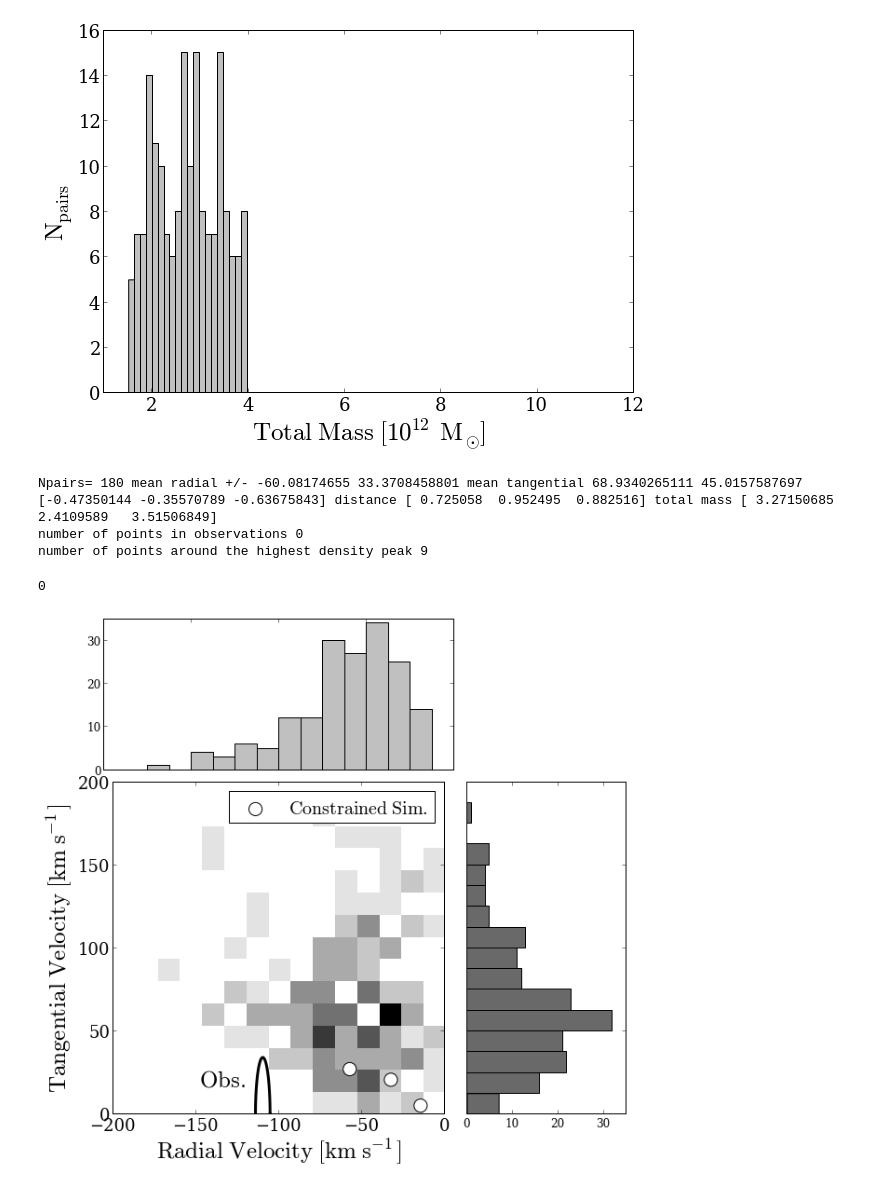
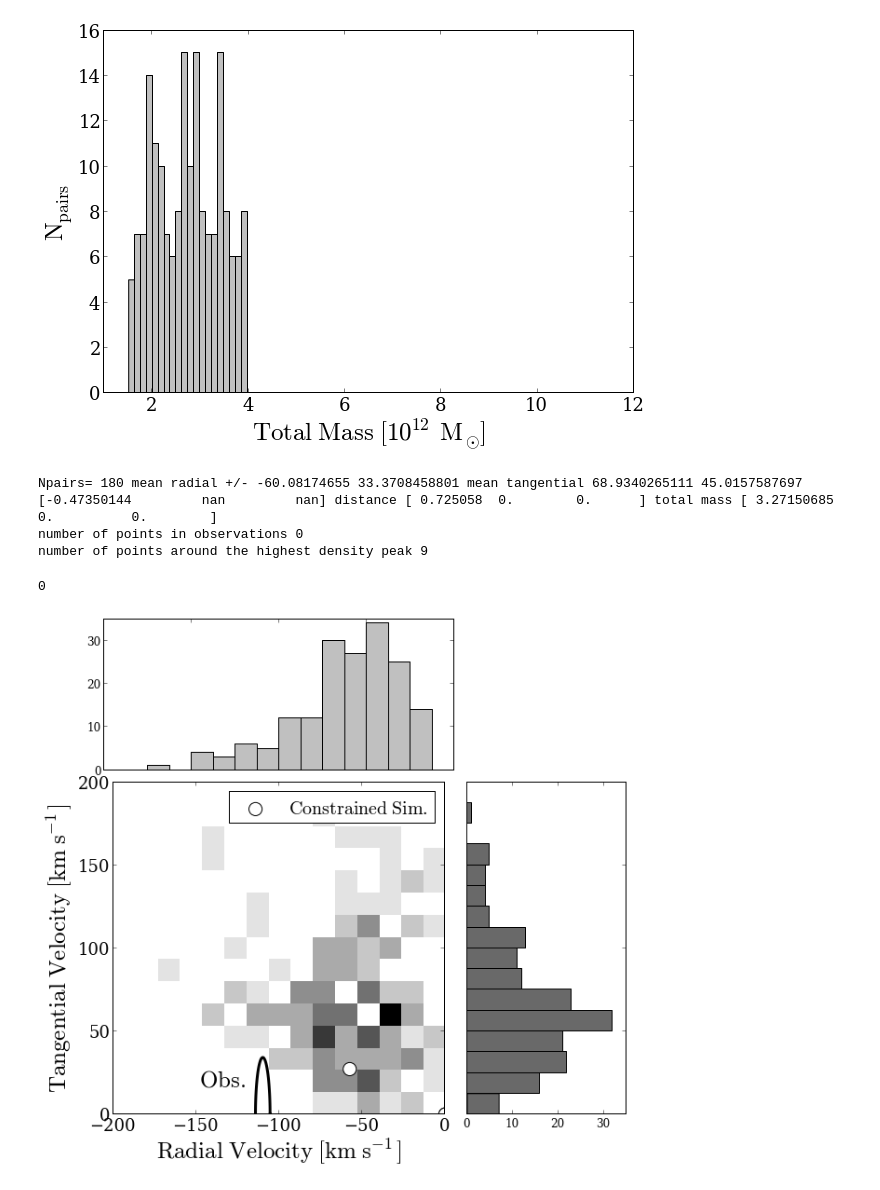
Before and after one commit to astroandes/LG_Kinematics, a Jupyter notebook: code/simulation_JE.ipynb, the cells around one changed output. Drawn from its saved outputs; the diff is of its cells as text; code cells hidden in the pictures.

```diff
--- a/code/simulation_JE.ipynb
+++ b/code/simulation_JE.ipynb
@@ -273,6 +273,8 @@ clues3=data_path+"pair_physical_vweb_IC2710.dat"
 clues=chararray([n_clues], itemsize=1024)
 clues[0]=clues1;clues[1]=clues2; clues[2]=clues3
 clues_data = np.zeros([n_clues,4])
+if(narrow_data):
+    n_clues = 1
 for i in range(n_clues):
     tmp_dat = np.loadtxt(clues[i])
     clues_data[i,0] = tmp_dat[0]# radial
@@ -282,35 +284,35 @@ for i in range(n_clues):
 
 print clues_data[:,1]/clues_data[:,0], 'distance', clues_data[:,2], 'total mass', clues_data[:,3]
 
 #selection of the number of galaxies around the highest density point
 delta_radial = 4.5
 delta_tangential = 17.5
 index_obs = where((radial_vel>(mean_point[0]-sigma_point[0])) & (radial_vel<(mean_point[0]+sigma_point[0]))
     & (tangential_vel<sigma_point[1]))
 print 'number of points in observations', size(index_obs)
 
 index_max = where((radial_vel>(-65.0-sigma_point[0])) & (radial_vel<(-65.0+sigma_point[0]))
     & (tangential_vel<(62.0+sigma_point[1]/2.0)) & (tangential_vel>(62.0-sigma_point[1]/2.0)))
 print 'number of points around the highest density peak', size(index_max)
 
 #make the plot including the clues data
 filename='test_rt'
 if(narrow_data):
     filename=filename+'_narrow'
 MakeTempHistogramPlot(radial_vel,tangential_vel,filename=filename,
                       clues=clues_data,clues_label='$\mathrm{Constrained\ Sim.}$',
                       contours=0,xlims=[-200.0,0.0], ylims=[0.0,200.0],
                       nbins=16,nxbins=16,nybins=16,bw=1,
                       xlabel='$\mathrm{Radial\ Velocity\ [km\ s^{-1}]}$',
                       ylabel='$\mathrm{Tangential\ Velocity\ [km\ s^{-1}]}$',
                       mean_obs=mean_point, sigma_obs=sigma_point)
 # %% [output]
 Npairs= 180 mean radial +/- -60.08174655 33.3708458801 mean tangential 68.9340265111 45.0157587697
-[-0.47350144 -0.35570789 -0.63675843] distance [ 0.725058  0.952495  0.882516] total mass [ 3.27150685  2.4109589   3.51506849]
+[-0.47350144         nan         nan] distance [ 0.725058  0.        0.      ] total mass [ 3.27150685  0.          0.        ]
 number of points in observations 0
 number of points around the highest density peak 9
 0
-[figure, old version]
+[figure, new version]
 # %%
 n_clues=3
 clues1=data_path+"pair_physical_vweb_IC10909.dat"
```
Also changed, not shown: parts of 6 cells of this notebook.
